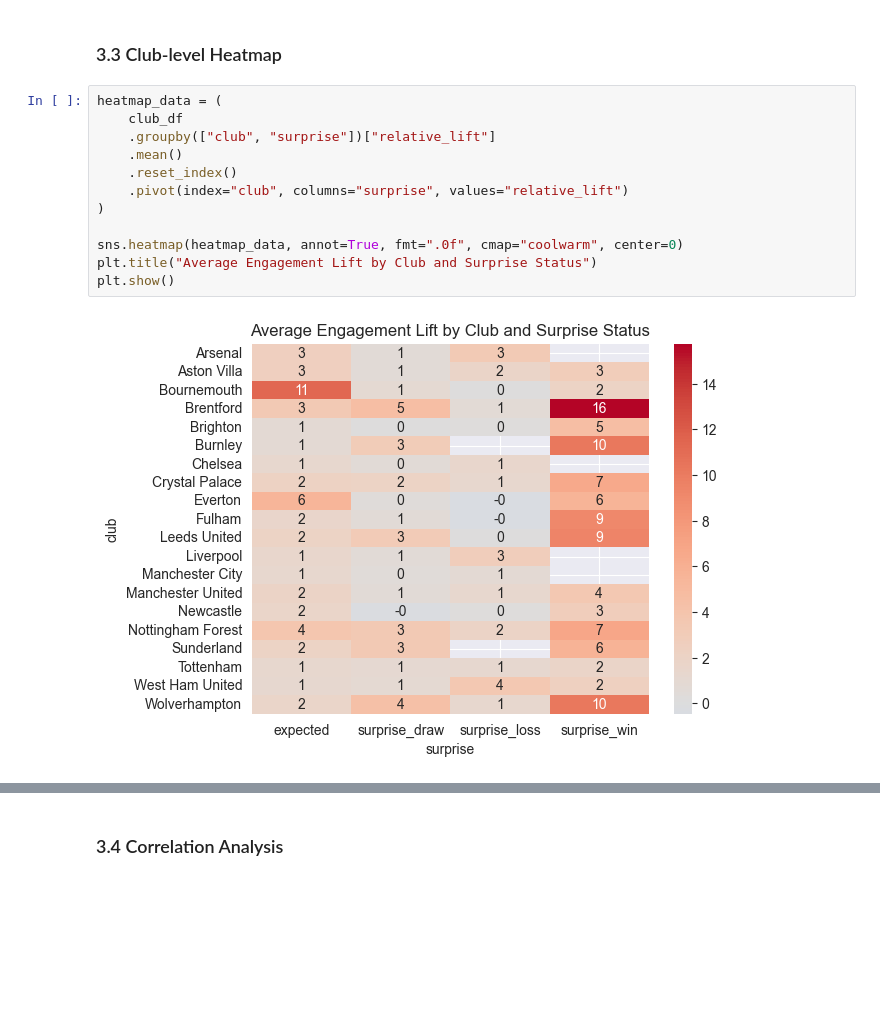
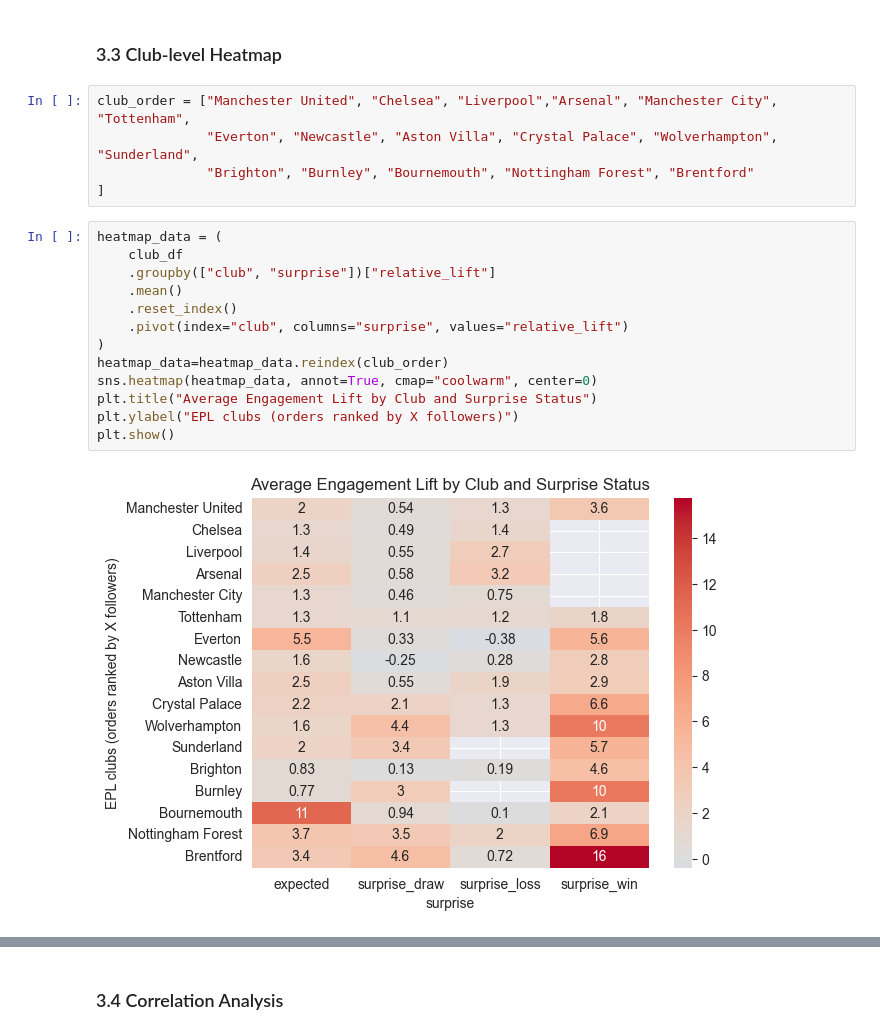
Before and after one commit to upiznhec/DSCI510_Spring2026_USC, a Jupyter notebook: src/results.ipynb, the cells around one changed output, grey strips where cells are left out. Cells and saved outputs as stored; diff of their text form; blank space fills up the shorter version.

```diff
--- a/src/results.ipynb
+++ b/src/results.ipynb
@@ -99,16 +114,22 @@ plt.show()
 # %% [markdown]
 ### 3.3 Club-level Heatmap
+# %%
+club_order = ["Manchester United", "Chelsea", "Liverpool","Arsenal", "Manchester City", "Tottenham",
+              "Everton", "Newcastle", "Aston Villa", "Crystal Palace", "Wolverhampton", "Sunderland",
+              "Brighton", "Burnley", "Bournemouth", "Nottingham Forest", "Brentford"
+]
 # %%
 heatmap_data = (
     club_df
     .groupby(["club", "surprise"])["relative_lift"]
     .mean()
     .reset_index()
     .pivot(index="club", columns="surprise", values="relative_lift")
 )
-
-sns.heatmap(heatmap_data, annot=True, fmt=".0f", cmap="coolwarm", center=0)
+heatmap_data=heatmap_data.reindex(club_order)
+sns.heatmap(heatmap_data, annot=True, cmap="coolwarm", center=0)
 plt.title("Average Engagement Lift by Club and Surprise Status")
+plt.ylabel("EPL clubs (orders ranked by X followers)")
 plt.show()
 # %% [output]
-[figure, old version]
+[figure, new version]
```
Also changed, not shown: parts of 5 cells of this notebook, 5 other files.
